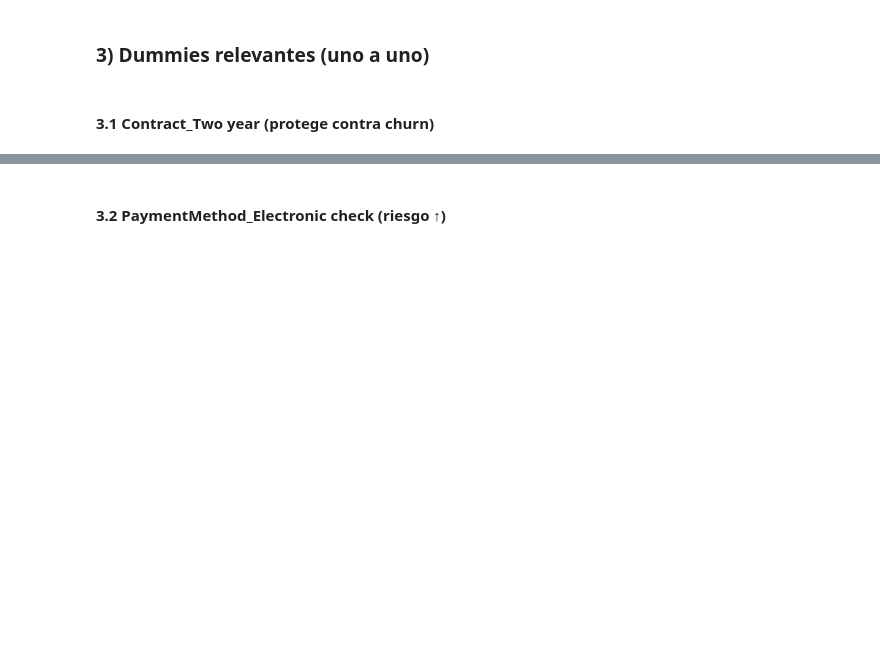
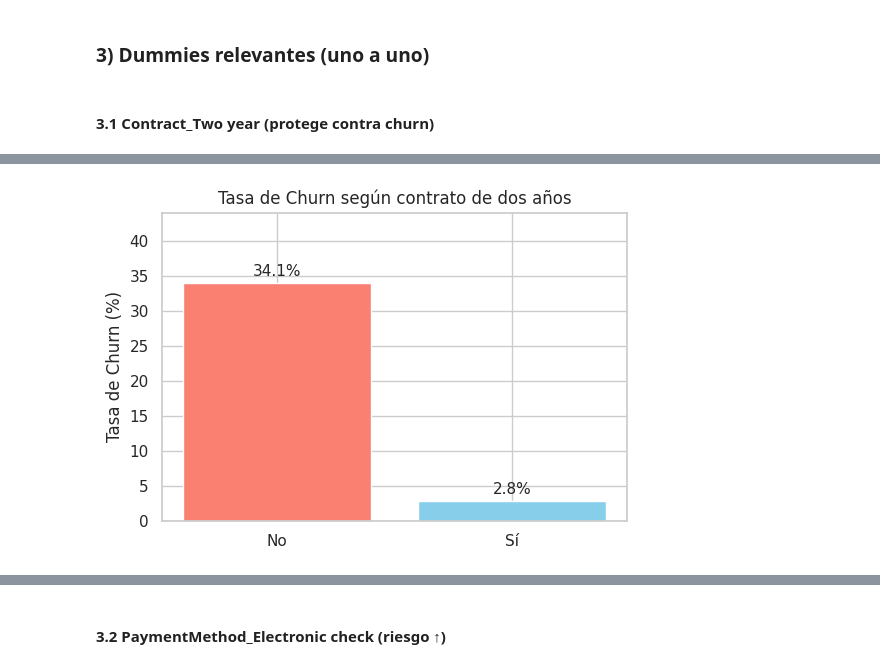
Before and after one commit to Tecindes/ChakkengeONE, a Jupyter notebook: TelecomX_parte2_latam.ipynb, the cells around one changed output, grey strips where cells are left out. Saved outputs shown, nothing was run; the diff lists cells and outputs as text; code cells hidden in the pictures; blank space fills up the shorter version.

```diff
--- a/TelecomX_parte2_latam.ipynb
+++ b/TelecomX_parte2_latam.ipynb
@@ -1089,0 +1074,28 @@ account.Contract_Two year
+# %%
+import pandas as pd
+import matplotlib.pyplot as plt
+
+# Tabla de contingencia
+data = {
+    'Contract_Two_year': ['No', 'Sí'],
+    'Churn=0': [3527, 1647],
+    'Churn=1': [1821, 48]
+}
+
+df_contract = pd.DataFrame(data)
+
+# Calcular porcentaje de Churn
+df_contract['Total'] = df_contract['Churn=0'] + df_contract['Churn=1']
+df_contract['ChurnRate'] = (df_contract['Churn=1'] / df_contract['Total']) * 100
+
+# Gráfico
+plt.figure(figsize=(6,4))
+plt.bar(df_contract['Contract_Two_year'], df_contract['ChurnRate'], color=['salmon','skyblue'])
+plt.ylabel('Tasa de Churn (%)')
+plt.title('Tasa de Churn según contrato de dos años')
+for i, rate in enumerate(df_contract['ChurnRate']):
+    plt.text(i, rate + 1, f"{rate:.1f}%", ha='center', fontsize=11)
+plt.ylim(0, max(df_contract['ChurnRate']) + 10)
+plt.show()
+# %% [output]
+[figure, added]
```
Also changed, not shown: parts of 6 cells of this notebook.
